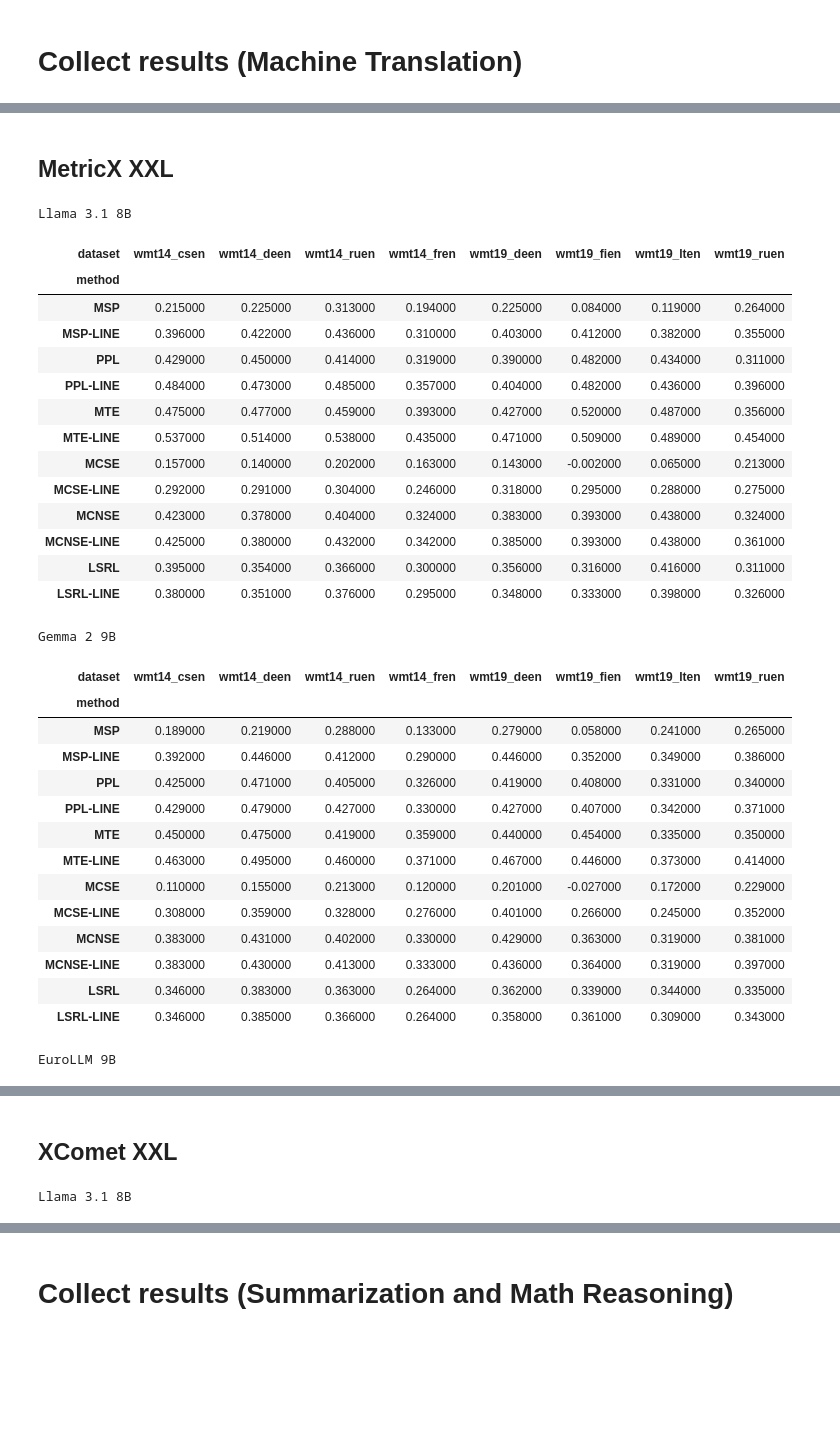
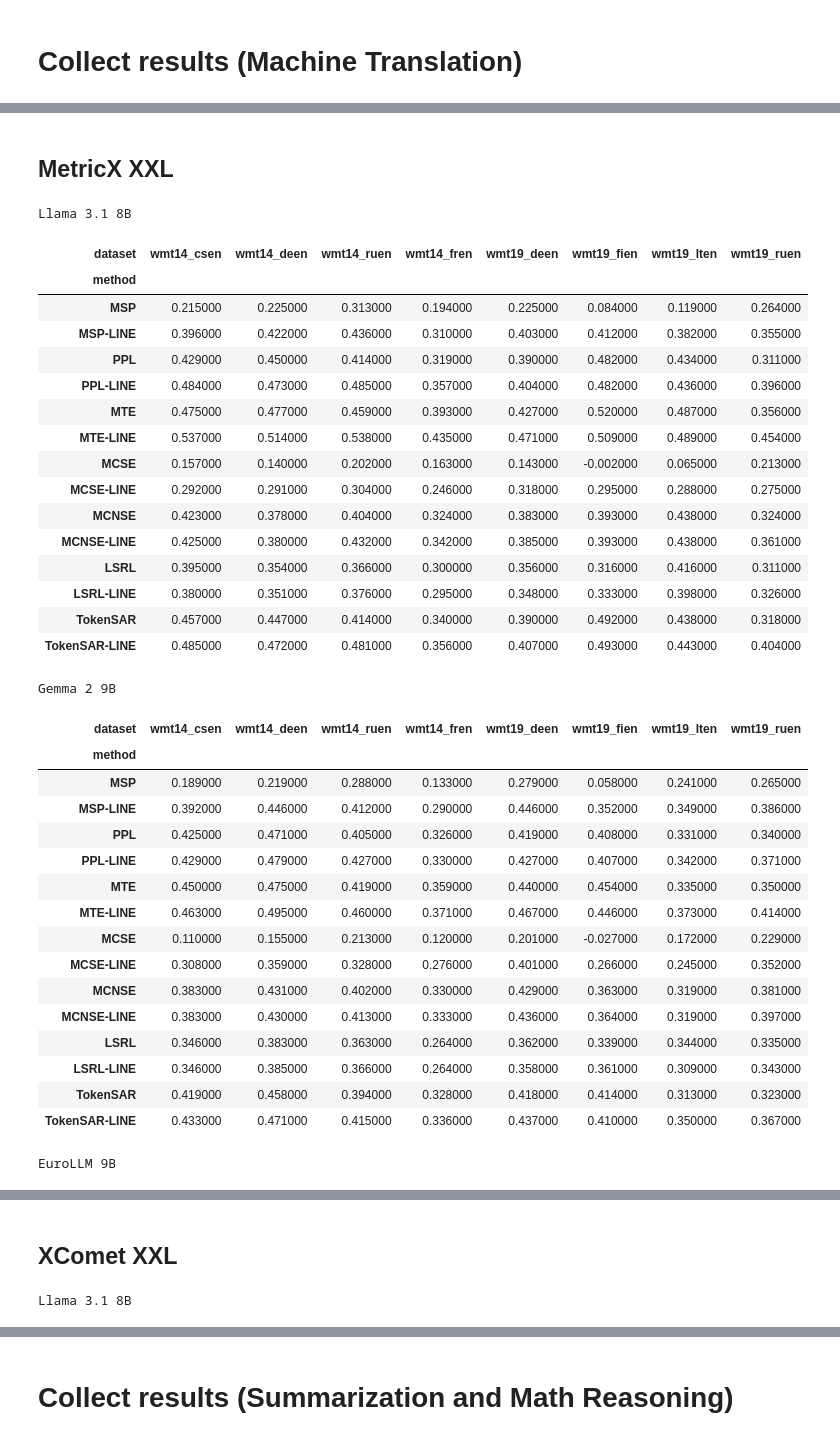
Before and after one commit to stat-ml/uncertainty-line, a Jupyter notebook: 02_collect_experimental_results.ipynb, the cells around one changed output, grey strips where cells are left out. Drawn from its saved outputs; the diff is of its cells as text; code cells hidden in the pictures; blank space fills up the shorter version.

Commit message:
Cleaned version, added latex tables

```diff
--- a/02_collect_experimental_results.ipynb
+++ b/02_collect_experimental_results.ipynb
@@ -142,6 +113,7 @@ methods_dict = {
     'MonteCarloSequenceEntropy': 'MCSE',
     'MonteCarloNormalizedSequenceEntropy': 'MCNSE',
     'LexicalSimilarity_rougeL': 'LSRL',
+    'TokenSAR':'TokenSAR'
 }
 method_order = [v for v in methods_dict.values()]
 method_display_order = [m for pair in zip(method_order, [m + "-LINE" for m in method_order]) for m in pair]
@@ -189,12 +161,10 @@ def highlight_best_second(col: pd.Series):
             styles.append('')
     return styles
 
-# ---- render one "page" of tables per metric ----
 def show_metric_tables(df_in: pd.DataFrame, metric_name: str):
     display(Markdown(f"## {metric_name}"))
     metric_df = df_in[df_in["metric"] == metric_name].copy()
 
-    # choose a pleasant dataset column order
     candidate_order = None
     for ds_list in DATASETS.values():
         if set(ds_list).issubset(set(metric_df["dataset"].unique())):
@@ -211,38 +181,38 @@ def show_metric_tables(df_in: pd.DataFrame, metric_name: str):
         piv = block.pivot_table(
             index="method", columns="dataset", values="prr_score", aggfunc="mean"
         )
-        # reindex to desired display ordering
         piv = piv.reindex(index=method_display_order)
         piv = piv.reindex(columns=[c for c in candidate_order if c in piv.columns])
 
         styled = (
             piv.round(3)
                .style
                .apply(highlight_best_second, axis=0)
                .set_caption(model_name)
         )
         display(styled)
 
-# ---- run for each metric ----
 for metric_name in df["metric"].unique():
     show_metric_tables(df, metric_name)
 # %% [output]
 ## MetricX XXL
 Llama 3.1 8B
 | dataset | wmt14_csen | wmt14_deen | wmt14_ruen | wmt14_fren | wmt19_deen | wmt19_fien | wmt19_lten | wmt19_ruen |
 | method |  |  |  |  |  |  |  |  |
 | MSP | 0.215000 | 0.225000 | 0.313000 | 0.194000 | 0.225000 | 0.084000 | 0.119000 | 0.264000 |
 | MSP-LINE | 0.396000 | 0.422000 | 0.436000 | 0.310000 | 0.403000 | 0.412000 | 0.382000 | 0.355000 |
 | PPL | 0.429000 | 0.450000 | 0.414000 | 0.319000 | 0.390000 | 0.482000 | 0.434000 | 0.311000 |
 | PPL-LINE | 0.484000 | 0.473000 | 0.485000 | 0.357000 | 0.404000 | 0.482000 | 0.436000 | 0.396000 |
 | MTE | 0.475000 | 0.477000 | 0.459000 | 0.393000 | 0.427000 | 0.520000 | 0.487000 | 0.356000 |
 | MTE-LINE | 0.537000 | 0.514000 | 0.538000 | 0.435000 | 0.471000 | 0.509000 | 0.489000 | 0.454000 |
 | MCSE | 0.157000 | 0.140000 | 0.202000 | 0.163000 | 0.143000 | -0.002000 | 0.065000 | 0.213000 |
 | MCSE-LINE | 0.292000 | 0.291000 | 0.304000 | 0.246000 | 0.318000 | 0.295000 | 0.288000 | 0.275000 |
 | MCNSE | 0.423000 | 0.378000 | 0.404000 | 0.324000 | 0.383000 | 0.393000 | 0.438000 | 0.324000 |
 | MCNSE-LINE | 0.425000 | 0.380000 | 0.432000 | 0.342000 | 0.385000 | 0.393000 | 0.438000 | 0.361000 |
 | LSRL | 0.395000 | 0.354000 | 0.366000 | 0.300000 | 0.356000 | 0.316000 | 0.416000 | 0.311000 |
 | LSRL-LINE | 0.380000 | 0.351000 | 0.376000 | 0.295000 | 0.348000 | 0.333000 | 0.398000 | 0.326000 |
+| TokenSAR | 0.457000 | 0.447000 | 0.414000 | 0.340000 | 0.390000 | 0.492000 | 0.438000 | 0.318000 |
+| TokenSAR-LINE | 0.485000 | 0.472000 | 0.481000 | 0.356000 | 0.407000 | 0.493000 | 0.443000 | 0.404000 |
 Gemma 2 9B
 | dataset | wmt14_csen | wmt14_deen | wmt14_ruen | wmt14_fren | wmt19_deen | wmt19_fien | wmt19_lten | wmt19_ruen |
 | method |  |  |  |  |  |  |  |  |
@@ -258,6 +228,8 @@ Gemma 2 9B
 | MCNSE-LINE | 0.383000 | 0.430000 | 0.413000 | 0.333000 | 0.436000 | 0.364000 | 0.319000 | 0.397000 |
 | LSRL | 0.346000 | 0.383000 | 0.363000 | 0.264000 | 0.362000 | 0.339000 | 0.344000 | 0.335000 |
 | LSRL-LINE | 0.346000 | 0.385000 | 0.366000 | 0.264000 | 0.358000 | 0.361000 | 0.309000 | 0.343000 |
+| TokenSAR | 0.419000 | 0.458000 | 0.394000 | 0.328000 | 0.418000 | 0.414000 | 0.313000 | 0.323000 |
+| TokenSAR-LINE | 0.433000 | 0.471000 | 0.415000 | 0.336000 | 0.437000 | 0.410000 | 0.350000 | 0.367000 |
 EuroLLM 9B
 | dataset | wmt14_csen | wmt14_deen | wmt14_ruen | wmt14_fren | wmt19_deen | wmt19_fien | wmt19_lten | wmt19_ruen |
 | method |  |  |  |  |  |  |  |  |
```
Also changed, not shown: parts of 11 cells of this notebook.
